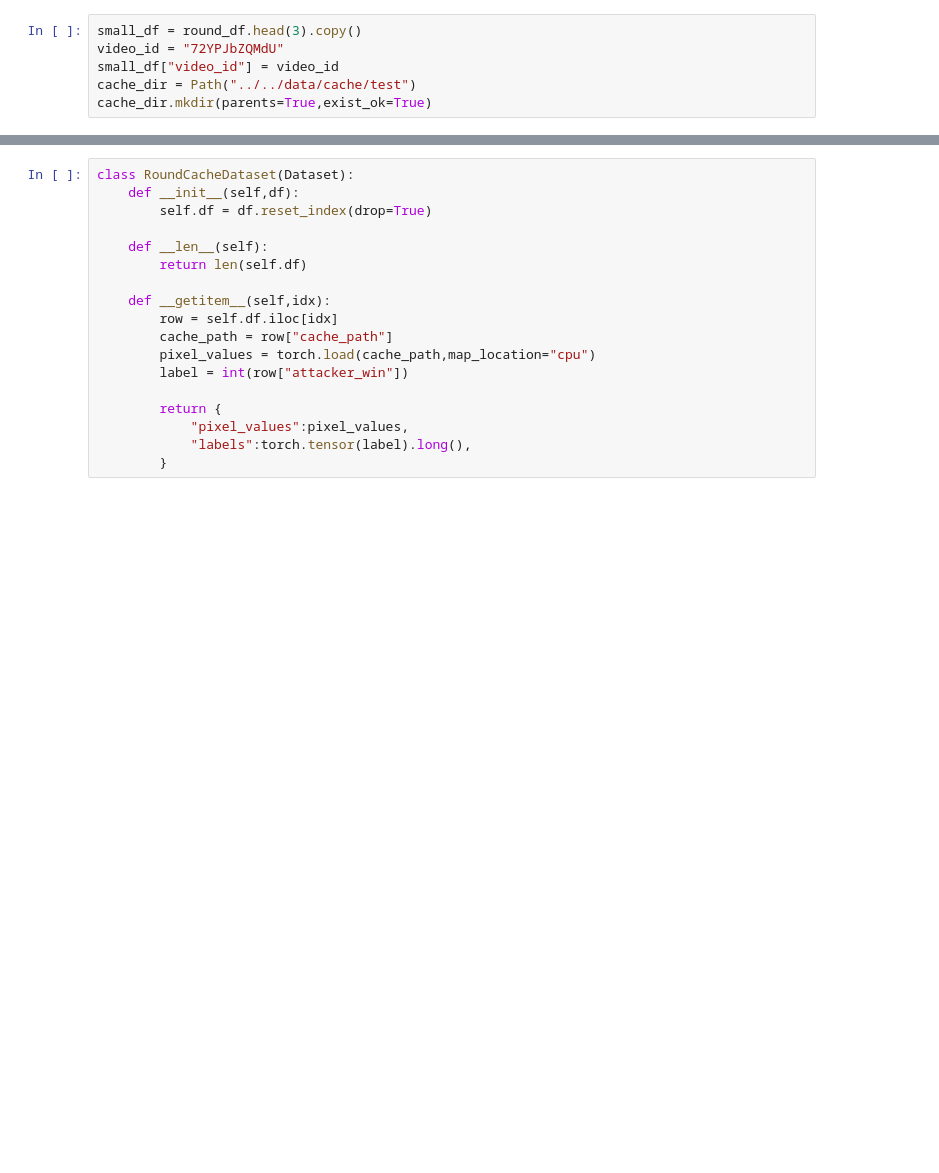
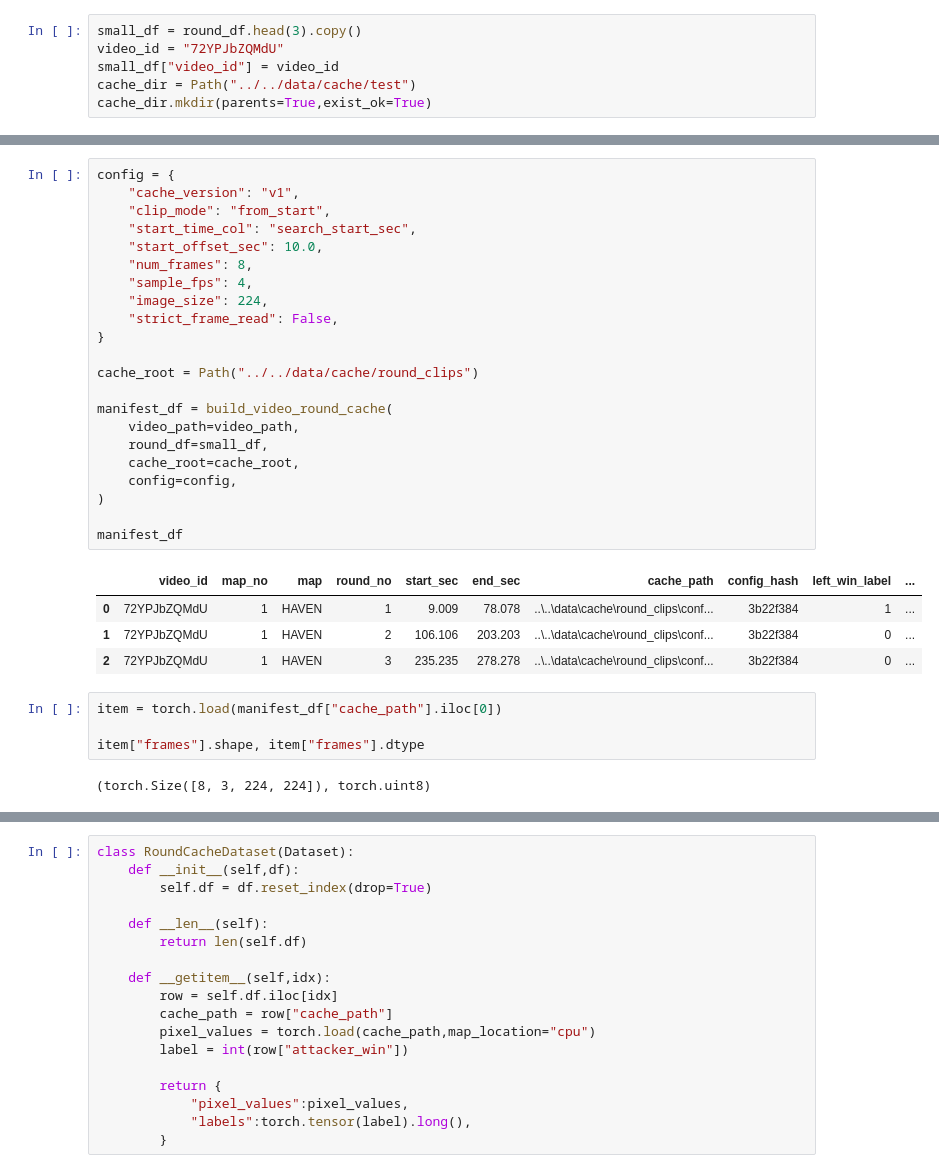
Before and after one commit to ryo42164/valorant-, a Jupyter notebook: notebooks/ryo/dataset_01_test.ipynb, the cells around one changed output, grey strips where cells are left out. Cells and saved outputs as stored; diff of their text form; blank space fills up the shorter version.

```diff
--- a/notebooks/ryo/dataset_01_test.ipynb
+++ b/notebooks/ryo/dataset_01_test.ipynb
@@ -51,0 +328,33 @@ for _,row in small_df.iterrows():
+# %%
+config = {
+    "cache_version": "v1",
+    "clip_mode": "from_start",
+    "start_time_col": "search_start_sec",
+    "start_offset_sec": 10.0,
+    "num_frames": 8,
+    "sample_fps": 4,
+    "image_size": 224,
+    "strict_frame_read": False,
+}
+
+cache_root = Path("../../data/cache/round_clips")
+
+manifest_df = build_video_round_cache(
+    video_path=video_path,
+    round_df=small_df,
+    cache_root=cache_root,
+    config=config,
+)
+
+manifest_df
+# %% [output]
+|  | video_id | map_no | map | round_no | start_sec | end_sec | cache_path | config_hash | left_win_label | ... |
+| 0 | 72YPJbZQMdU | 1 | HAVEN | 1 | 9.009 | 78.078 | ..\..\data\cache\round_clips\conf... | 3b22f384 | 1 | ... |
+| 1 | 72YPJbZQMdU | 1 | HAVEN | 2 | 106.106 | 203.203 | ..\..\data\cache\round_clips\conf... | 3b22f384 | 0 | ... |
+| 2 | 72YPJbZQMdU | 1 | HAVEN | 3 | 235.235 | 278.278 | ..\..\data\cache\round_clips\conf... | 3b22f384 | 0 | ... |
+# %%
+item = torch.load(manifest_df["cache_path"].iloc[0])
+
+item["frames"].shape, item["frames"].dtype
+# %% [output]
+(torch.Size([8, 3, 224, 224]), torch.uint8)
```
Also changed, not shown: parts of 7 cells of this notebook, 3 other files.
